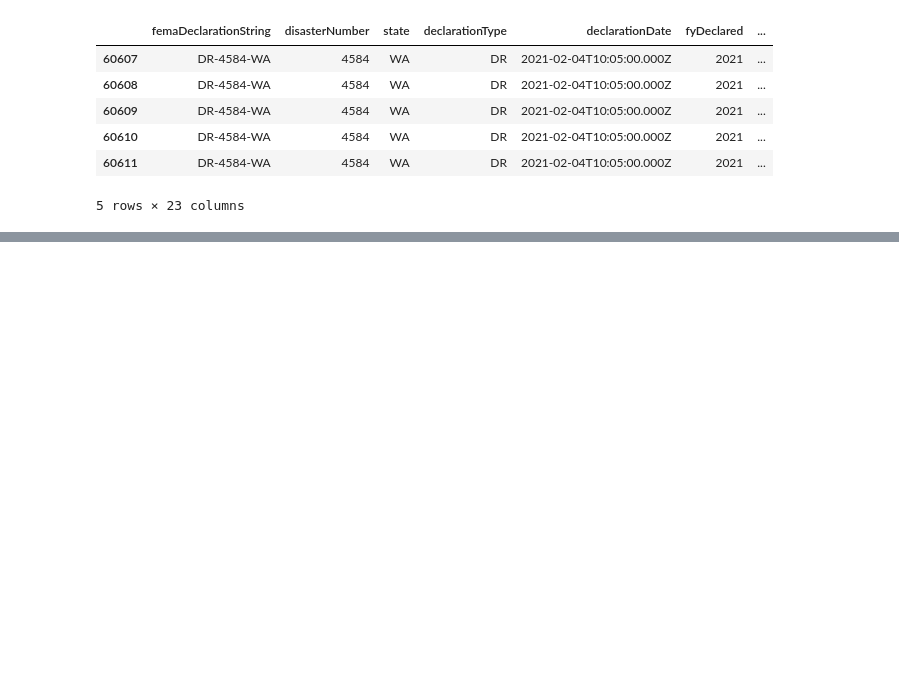
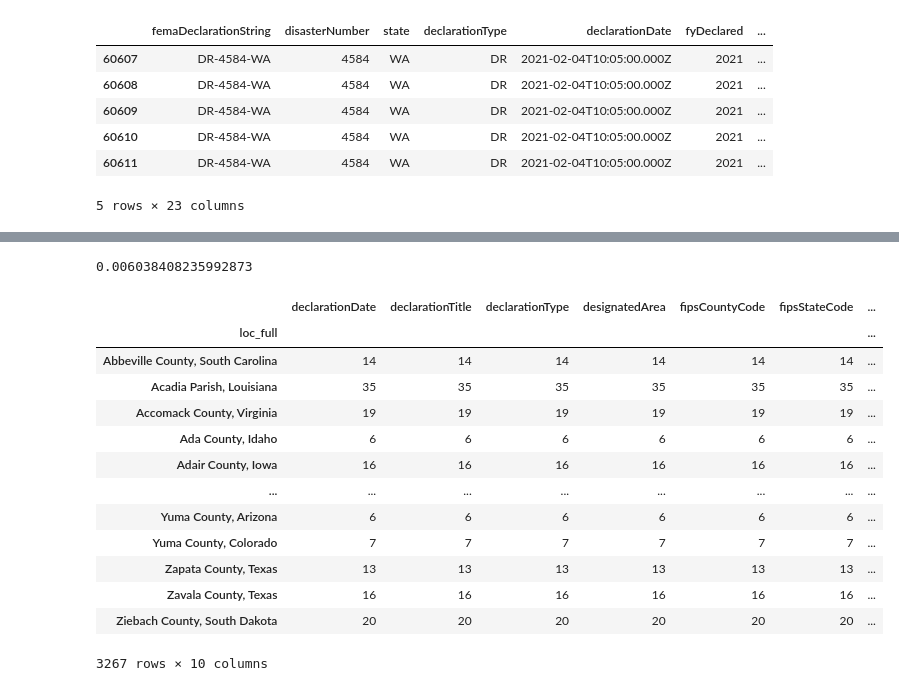
Before and after one commit to taylor-curran/vrb-know, a Jupyter notebook: data/nat_disasters_cost/exploring_csv.ipynb, the cells around one changed output, grey strips where cells are left out. Cells and saved outputs as stored; diff of their text form; code cells hidden in the pictures; blank space fills up the shorter version.

```diff
--- a/data/nat_disasters_cost/exploring_csv.ipynb
+++ b/data/nat_disasters_cost/exploring_csv.ipynb
@@ -27,0 +186,4 @@ disas.tail()
+# %%
+states = pd.read_csv('../travel_revenue/StatesFIPSCodes.csv')
+print(states.shape)
+states.head()
@@ -27,0 +203,16 @@ disas.tail()
+# %%
+def convert_fips_city(state_code, county_code):
+    """
+    Takes a tuple of state fips code, county fips code
+    And converts to Name String
+    """
+    # mask = (codes['State Code (FIPS)'] == int(state_code)) & (codes['County Code (FIPS)'] == int(county_code))
+    query_string = f"{int(state_code)} == `State Code (FIPS)` & {int(county_code)} == `County Code (FIPS)`"
+    codes.query(query_string)
+    # return codes[mask]['Area Name (including legal/statistical area description)'].iloc[0]
+    county = codes.query(query_string)['Area Name (including legal/statistical area description)'].iloc[0]
+
+    query_string_state = f"{state_code} == `STATE_FIPS`"
+    state = states.query(query_string_state)['STATE_NAME'].iloc[0]
+
+    return str(county + ', ' + state)
@@ -27,0 +243,9 @@ disas.tail()
+# %%
+%%time
+
+loc_full = []
+for i, row in disas_trimmed.iterrows():
+    try:
+        loc_full.append(convert_fips_city(row[7], row[8]))
+    except:
+        loc_full.append(np.nan)
@@ -27,0 +259,2 @@ disas.tail()
+# %%
+disas_trimmed.insert(10, 'loc_full', loc_full)
@@ -27,0 +270,22 @@ disas.tail()
+# %%
+# Very Few Nans
+disas_trimmed['loc_full'].isna().sum() / len(disas_trimmed['loc_full'])
+# %% [output]
+0.006038408235992873
+# %%
+pd.pivot_table(disas_trimmed, index=['loc_full', ], aggfunc='count')#['declarationTitle']
+# %% [output]
+|  | declarationDate | declarationTitle | declarationType | designatedArea | fipsCountyCode | fipsStateCode | ... |
+| loc_full |  |  |  |  |  |  | ... |
+| Abbeville County, South Carolina | 14 | 14 | 14 | 14 | 14 | 14 | ... |
+| Acadia Parish, Louisiana | 35 | 35 | 35 | 35 | 35 | 35 | ... |
+| Accomack County, Virginia | 19 | 19 | 19 | 19 | 19 | 19 | ... |
+| Ada County, Idaho | 6 | 6 | 6 | 6 | 6 | 6 | ... |
+| Adair County, Iowa | 16 | 16 | 16 | 16 | 16 | 16 | ... |
+| ... | ... | ... | ... | ... | ... | ... | ... |
+| Yuma County, Arizona | 6 | 6 | 6 | 6 | 6 | 6 | ... |
+| Yuma County, Colorado | 7 | 7 | 7 | 7 | 7 | 7 | ... |
+| Zapata County, Texas | 13 | 13 | 13 | 13 | 13 | 13 | ... |
+| Zavala County, Texas | 16 | 16 | 16 | 16 | 16 | 16 | ... |
+| Ziebach County, South Dakota | 20 | 20 | 20 | 20 | 20 | 20 | ... |
+3267 rows × 10 columns
```
Also changed, not shown: parts of 35 cells of this notebook, 9 other files.
